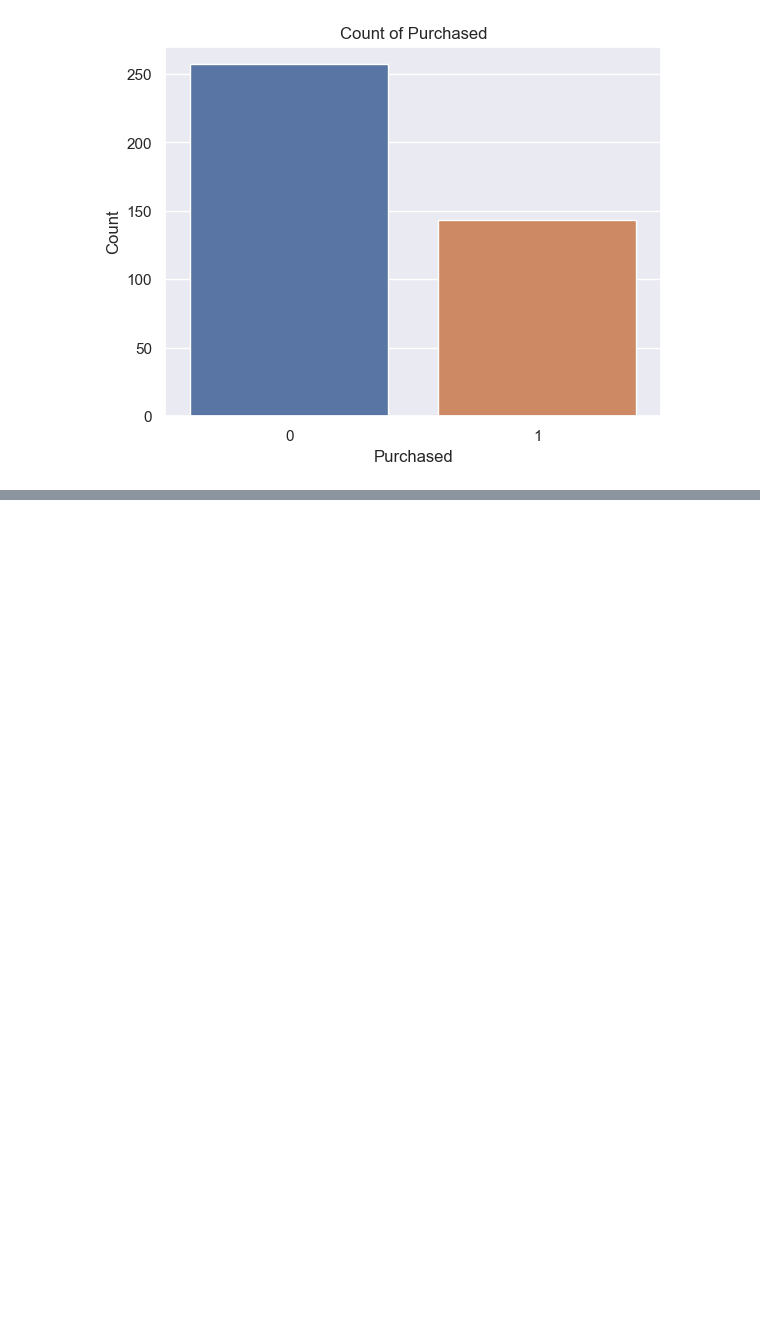
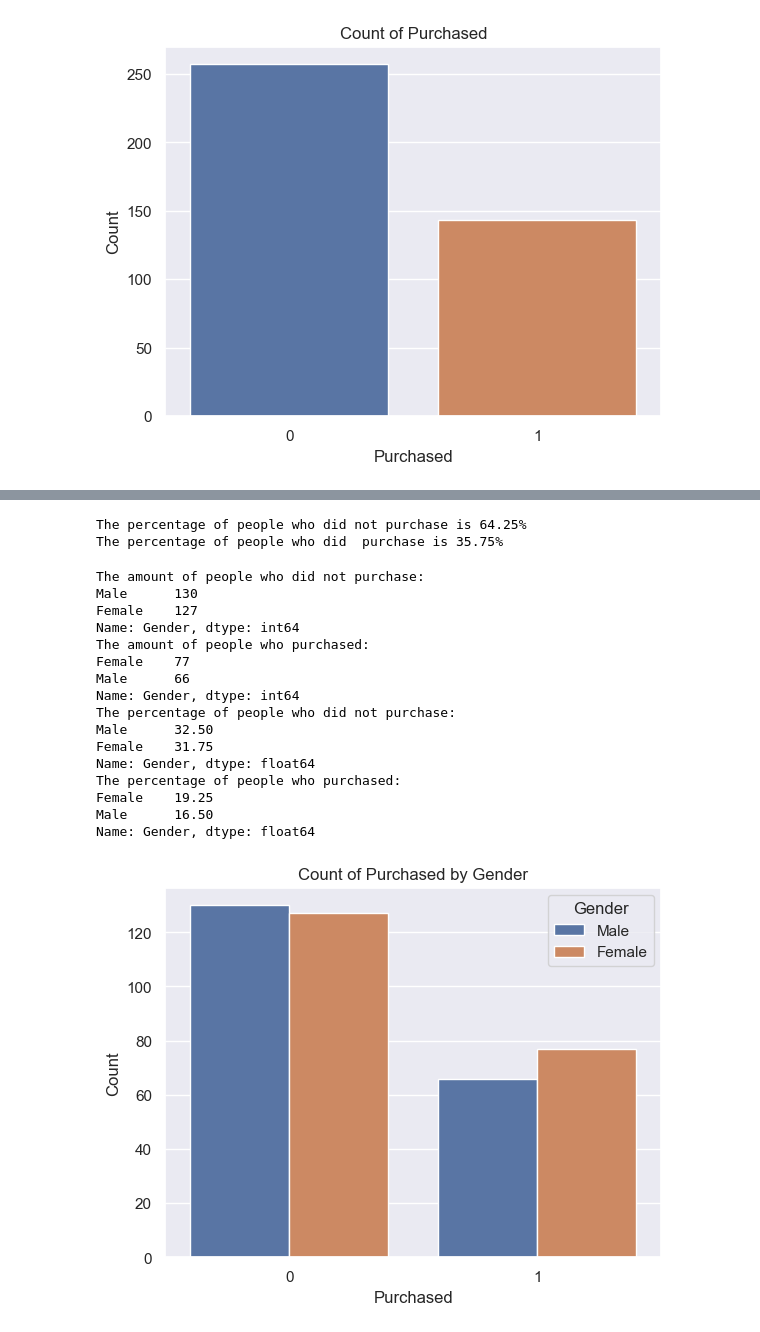
Before and after one commit to done9806/Support-Vector-Machine, a Jupyter notebook: Untitled-1.ipynb, the cells around one changed output, grey strips where cells are left out. Cells and saved outputs as stored; diff of their text form; code cells hidden in the pictures; blank space fills up the shorter version.

```diff
--- a/Untitled-1.ipynb
+++ b/Untitled-1.ipynb
@@ -166,0 +170,75 @@ plt.show() #Displaying the plot
+# %%
+df_no = df['Purchased'].value_counts()[0] #Count the number of people who didn't purchase
+df_yes = df['Purchased'].value_counts()[1] #Count the number of people who purchased
+
+total_count = df['Purchased'].count() #Counting the total number of people
+
+#Calculating the percentage of people who did not purchase
+no_percentage = (df_no / total_count) * 100
+#Calculating the percentage of people who purchased
+yes_percentage= (df_yes / total_count) * 100
+
+ #Displaying the percentage of people who did not purchase
+print('The percentage of people who did not purchase is {:.2f}%'.format(no_percentage))
+#Displaying the percentage of people who purchased
+print('The percentage of people who did  purchase is {:.2f}%'.format(yes_percentage))
+# %% [output]
+The percentage of people who did not purchase is 64.25%
+The percentage of people who did  purchase is 35.75%
+# %%
+#I want to know the gender distribution of the people
+#who purchased and who didn't purchase
+
+df_no = df[df['Purchased'] == 0]  #Filtering for people who didn't purchase
+df_yes = df[df['Purchased'] == 1]  #Filtering for people who purchased
+
+#Counting the number of people who did not purchase by gender
+df_no_count = df_no['Gender'].value_counts()
+#Counting the number of people who purchased by gender
+df_yes_count = df_yes['Gender'].value_counts()
+
+total_count = df['Purchased'].count() #Counting the total number of people
+
+no_percentage = (df_no_count / total_count) * 100
+yes_percentage = (df_yes_count / total_count) * 100
+
+#Displaying the amount of people who did not purchase by absolute numbers
+print('The amount of people who did not purchase:')
+print(df_no_count)
+#Displaying the amount of people who purchased by absolute numbers
+print('The amount of people who purchased:')
+print(df_yes_count)
+#Displaying the percentage of people who did not purchase by percentage
+print('The percentage of people who did not purchase:')
+print(no_percentage)
+#Displaying the percentage of people who purchased by percentage
+print('The percentage of people who purchased:')
+print(yes_percentage)
+
+sns.set(style="darkgrid")  # Set the plot style to darkgrid
+
+#Plotting the count of Purchased by Gender
+sns.countplot(x='Purchased', hue='Gender', data=df)
+plt.title("Count of Purchased by Gender") #Title of the plot
+plt.xlabel("Purchased") #X-axis label
+plt.ylabel("Count") #Y-axis label
+plt.legend(title='Gender') #Legend title
+plt.show() #Displaying the plot
+# %% [output]
+The amount of people who did not purchase:
+Male      130
+Female    127
+Name: Gender, dtype: int64
+The amount of people who purchased:
+Female    77
+Male      66
+Name: Gender, dtype: int64
+The percentage of people who did not purchase:
+Male      32.50
+Female    31.75
+Name: Gender, dtype: float64
+The percentage of people who purchased:
+Female    19.25
+Male      16.50
+Name: Gender, dtype: float64
+[figure, added]
```
Also changed, not shown: parts of 40 cells of this notebook.
